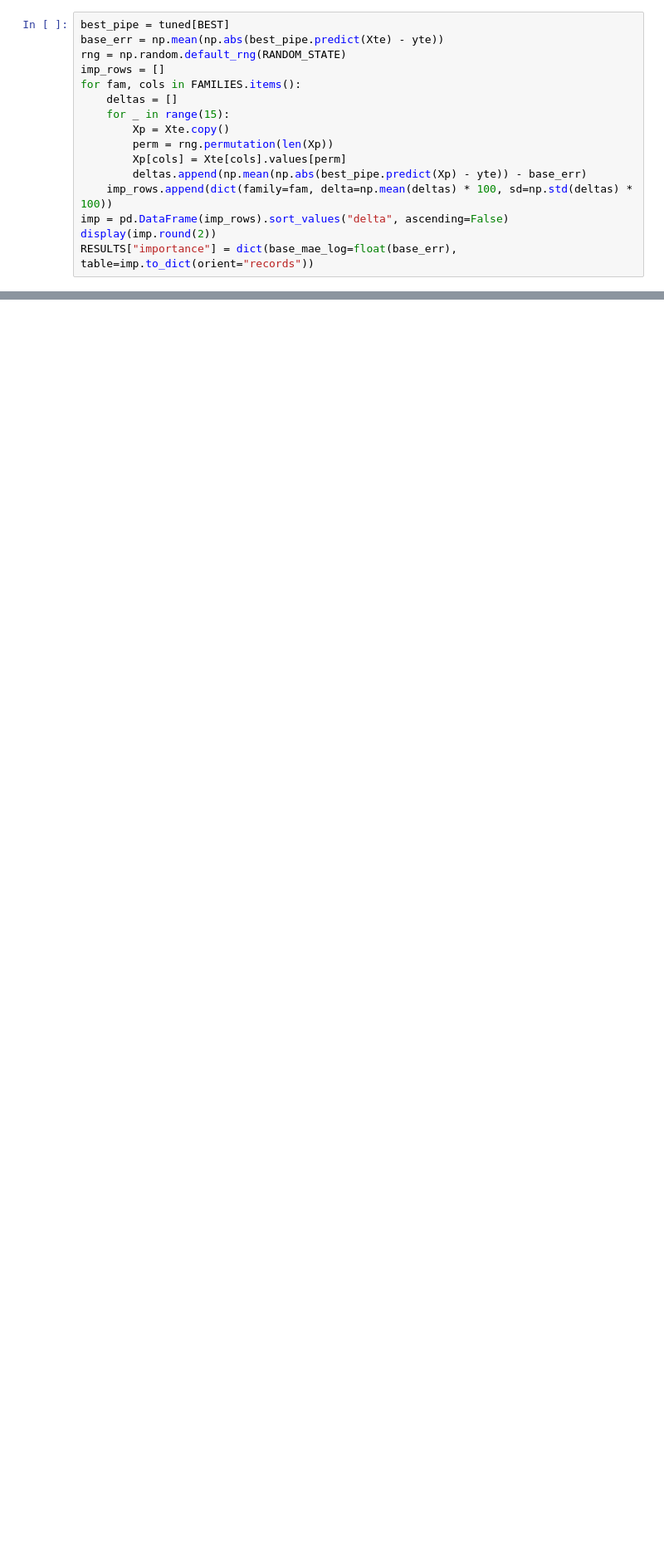
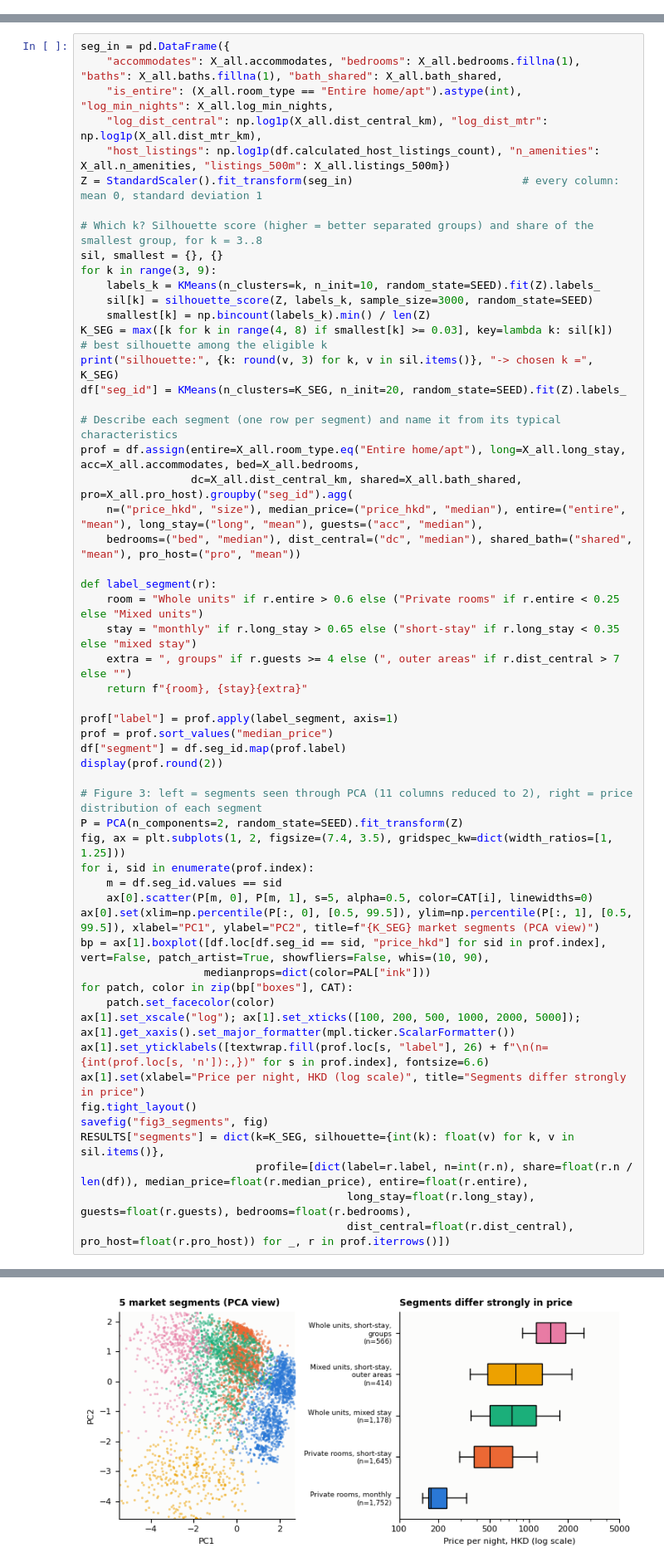
Before and after one commit to eliesaragones/GroupProject---HKAirBnB, a Jupyter notebook: Code.ipynb, the cells around one changed output, grey strips where cells are left out. Shown at 83% size. Saved outputs shown, nothing was run; the diff lists cells and outputs as text; blank space fills up the shorter version.

```diff
--- a/Code.ipynb
+++ b/Code.ipynb
@@ -1135,16 +0,0 @@ looking at both views protects us from over-interpreting either one.
-# %%
-best_pipe = tuned[BEST]
-base_err = np.mean(np.abs(best_pipe.predict(Xte) - yte))
-rng = np.random.default_rng(RANDOM_STATE)
-imp_rows = []
-for fam, cols in FAMILIES.items():
-    deltas = []
-    for _ in range(15):
-        Xp = Xte.copy()
-        perm = rng.permutation(len(Xp))
-        Xp[cols] = Xte[cols].values[perm]
-        deltas.append(np.mean(np.abs(best_pipe.predict(Xp) - yte)) - base_err)
-    imp_rows.append(dict(family=fam, delta=np.mean(deltas) * 100, sd=np.std(deltas) * 100))
-imp = pd.DataFrame(imp_rows).sort_values("delta", ascending=False)
-display(imp.round(2))
-RESULTS["importance"] = dict(base_mae_log=float(base_err), table=imp.to_dict(orient="records"))
@@ -1657,0 +479,56 @@ Blend (RF + GB)                 MAE 272  MedAPE 23.3%  within20 44%
+# %%
+seg_in = pd.DataFrame({
+    "accommodates": X_all.accommodates, "bedrooms": X_all.bedrooms.fillna(1), "baths": X_all.baths.fillna(1), "bath_shared": X_all.bath_shared,
+    "is_entire": (X_all.room_type == "Entire home/apt").astype(int), "log_min_nights": X_all.log_min_nights,
+    "log_dist_central": np.log1p(X_all.dist_central_km), "log_dist_mtr": np.log1p(X_all.dist_mtr_km),
+    "host_listings": np.log1p(df.calculated_host_listings_count), "n_amenities": X_all.n_amenities, "listings_500m": X_all.listings_500m})
+Z = StandardScaler().fit_transform(seg_in)                          # every column: mean 0, standard deviation 1
+
+# Which k? Silhouette score (higher = better separated groups) and share of the smallest group, for k = 3..8
+sil, smallest = {}, {}
+for k in range(3, 9):
+    labels_k = KMeans(n_clusters=k, n_init=10, random_state=SEED).fit(Z).labels_
+    sil[k] = silhouette_score(Z, labels_k, sample_size=3000, random_state=SEED)
+    smallest[k] = np.bincount(labels_k).min() / len(Z)
+K_SEG = max([k for k in range(4, 8) if smallest[k] >= 0.03], key=lambda k: sil[k])     # best silhouette among the eligible k
+print("silhouette:", {k: round(v, 3) for k, v in sil.items()}, "-> chosen k =", K_SEG)
+df["seg_id"] = KMeans(n_clusters=K_SEG, n_init=20, random_state=SEED).fit(Z).labels_
+
+# Describe each segment (one row per segment) and name it from its typical characteristics
+prof = df.assign(entire=X_all.room_type.eq("Entire home/apt"), long=X_all.long_stay, acc=X_all.accommodates, bed=X_all.bedrooms,
+                 dc=X_all.dist_central_km, shared=X_all.bath_shared, pro=X_all.pro_host).groupby("seg_id").agg(
+    n=("price_hkd", "size"), median_price=("price_hkd", "median"), entire=("entire", "mean"), long_stay=("long", "mean"), guests=("acc", "median"),
+    bedrooms=("bed", "median"), dist_central=("dc", "median"), shared_bath=("shared", "mean"), pro_host=("pro", "mean"))
+
+def label_segment(r):
+    room = "Whole units" if r.entire > 0.6 else ("Private rooms" if r.entire < 0.25 else "Mixed units")
+    stay = "monthly" if r.long_stay > 0.65 else ("short-stay" if r.long_stay < 0.35 else "mixed stay")
+    extra = ", groups" if r.guests >= 4 else (", outer areas" if r.dist_central > 7 else "")
+    return f"{room}, {stay}{extra}"
+
+prof["label"] = prof.apply(label_segment, axis=1)
+prof = prof.sort_values("median_price")
+df["segment"] = df.seg_id.map(prof.label)
+display(prof.round(2))
+
+# Figure 3: left = segments seen through PCA (11 columns reduced to 2), right = price distribution of each segment
+P = PCA(n_components=2, random_state=SEED).fit_transform(Z)
+fig, ax = plt.subplots(1, 2, figsize=(7.4, 3.5), gridspec_kw=dict(width_ratios=[1, 1.25]))
+for i, sid in enumerate(prof.index):
+    m = df.seg_id.values == sid
+    ax[0].scatter(P[m, 0], P[m, 1], s=5, alpha=0.5, color=CAT[i], linewidths=0)
+ax[0].set(xlim=np.percentile(P[:, 0], [0.5, 99.5]), ylim=np.percentile(P[:, 1], [0.5, 99.5]), xlabel="PC1", ylabel="PC2", title=f"{K_SEG} market segments (PCA view)")
+bp = ax[1].boxplot([df.loc[df.seg_id == sid, "price_hkd"] for sid in prof.index], vert=False, patch_artist=True, showfliers=False, whis=(10, 90),
+                   medianprops=dict(color=PAL["ink"]))
+for patch, color in zip(bp["boxes"], CAT):
+    patch.set_facecolor(color)
+ax[1].set_xscale("log"); ax[1].set_xticks([100, 200, 500, 1000, 2000, 5000]); ax[1].get_xaxis().set_major_formatter(mpl.ticker.ScalarFormatter())
+ax[1].set_yticklabels([textwrap.fill(prof.loc[s, "label"], 26) + f"\n(n={int(prof.loc[s, 'n']):,})" for s in prof.index], fontsize=6.6)
+ax[1].set(xlabel="Price per night, HKD (log scale)", title="Segments differ strongly in price")
+fig.tight_layout()
+savefig("fig3_segments", fig)
+RESULTS["segments"] = dict(k=K_SEG, silhouette={int(k): float(v) for k, v in sil.items()},
+                           profile=[dict(label=r.label, n=int(r.n), share=float(r.n / len(df)), median_price=float(r.median_price), entire=float(r.entire),
+                                         long_stay=float(r.long_stay), guests=float(r.guests), bedrooms=float(r.bedrooms),
+                                         dist_central=float(r.dist_central), pro_host=float(r.pro_host)) for _, r in prof.iterrows()])
+# %% [output]
@@ -1657,0 +543 @@ Blend (RF + GB)                 MAE 272  MedAPE 23.3%  within20 44%
+[figure, added]
```
Also changed, not shown: parts of 102 cells of this notebook, 35 other files.
